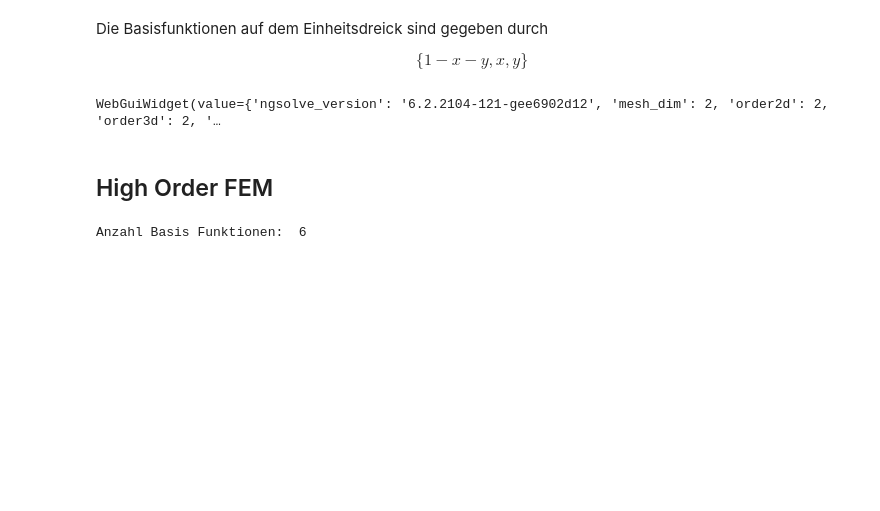
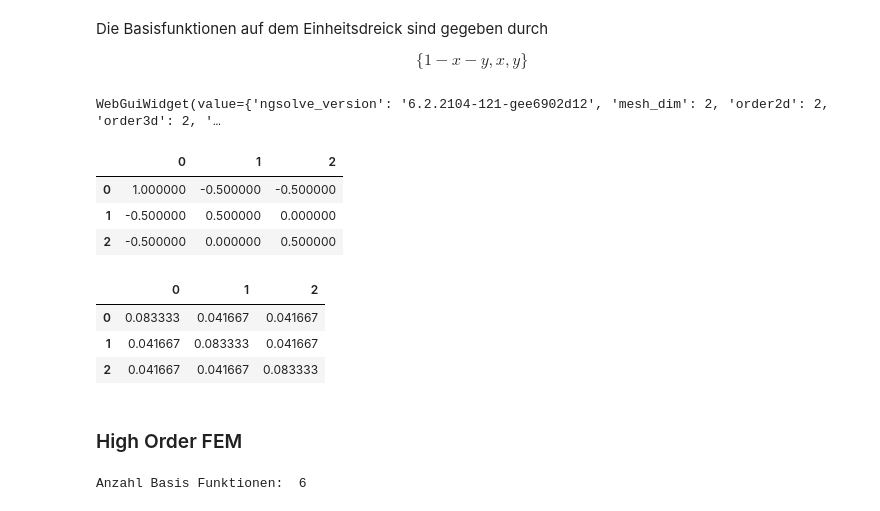
Before and after one commit to omerasipi/HanaScriptos, a Jupyter notebook: NumerikPDE/FEMElemente2d.ipynb, the cells around one changed output. Saved outputs shown, nothing was run; the diff lists cells and outputs as text; code cells hidden in the pictures; blank space fills up the shorter version.

Commit message:
Assembling high order 1d und first order 2d

```diff
--- a/NumerikPDE/FEMElemente2d.ipynb
+++ b/NumerikPDE/FEMElemente2d.ipynb
@@ -66,8 +77,52 @@ gfu.vec.FV()[1] = 1
 Draw(gfu,mesh);
 # %% [output]
 WebGuiWidget(value={'ngsolve_version': '6.2.2104-121-gee6902d12', 'mesh_dim': 2, 'order2d': 2, 'order3d': 2, '…
+# %%
+gfu1 = GridFunction(V)
+gfu2 = GridFunction(V)
+ortho = []
+for i in range(0,V.ndof):
+    gfu1.vec.FV()[:] = 0
+    gfu1.vec.FV()[i] = 1
+    oi = []
+    for j in range(0,V.ndof):
+        gfu2.vec.FV()[:] = 0
+        gfu2.vec.FV()[j] = 1
+        oi.append(Integrate(grad(gfu1)*grad(gfu2),mesh))
+    ortho.append(oi)
+ortho = DataFrame(ortho)
+ortho.style.\
+    apply(highlight_ortho).\
+    set_table_attributes('style="font-size: 12px"')
+# %% [output]
+|  | 0 | 1 | 2 |
+| 0 | 1.000000 | -0.500000 | -0.500000 |
+| 1 | -0.500000 | 0.500000 | 0.000000 |
+| 2 | -0.500000 | 0.000000 | 0.500000 |
+# %%
+gfu1 = GridFunction(V)
+gfu2 = GridFunction(V)
+ortho = []
+for i in range(0,V.ndof):
+    gfu1.vec.FV()[:] = 0
+    gfu1.vec.FV()[i] = 1
+    oi = []
+    for j in range(0,V.ndof):
+        gfu2.vec.FV()[:] = 0
+        gfu2.vec.FV()[j] = 1
+        oi.append(Integrate(gfu1*gfu2,mesh))
+    ortho.append(oi)
+ortho = DataFrame(ortho)
+ortho.style.\
+    apply(highlight_ortho).\
+    set_table_attributes('style="font-size: 12px"')
+# %% [output]
+|  | 0 | 1 | 2 |
+| 0 | 0.083333 | 0.041667 | 0.041667 |
+| 1 | 0.041667 | 0.083333 | 0.041667 |
+| 2 | 0.041667 | 0.041667 | 0.083333 |
 # %% [markdown]
-## High Order FEM
+### High Order FEM
 # %%
 V = H1(mesh,order=2)
 gfu = GridFunction(V)
```
Also changed, not shown: parts of 8 cells of this notebook, 4 other files.
